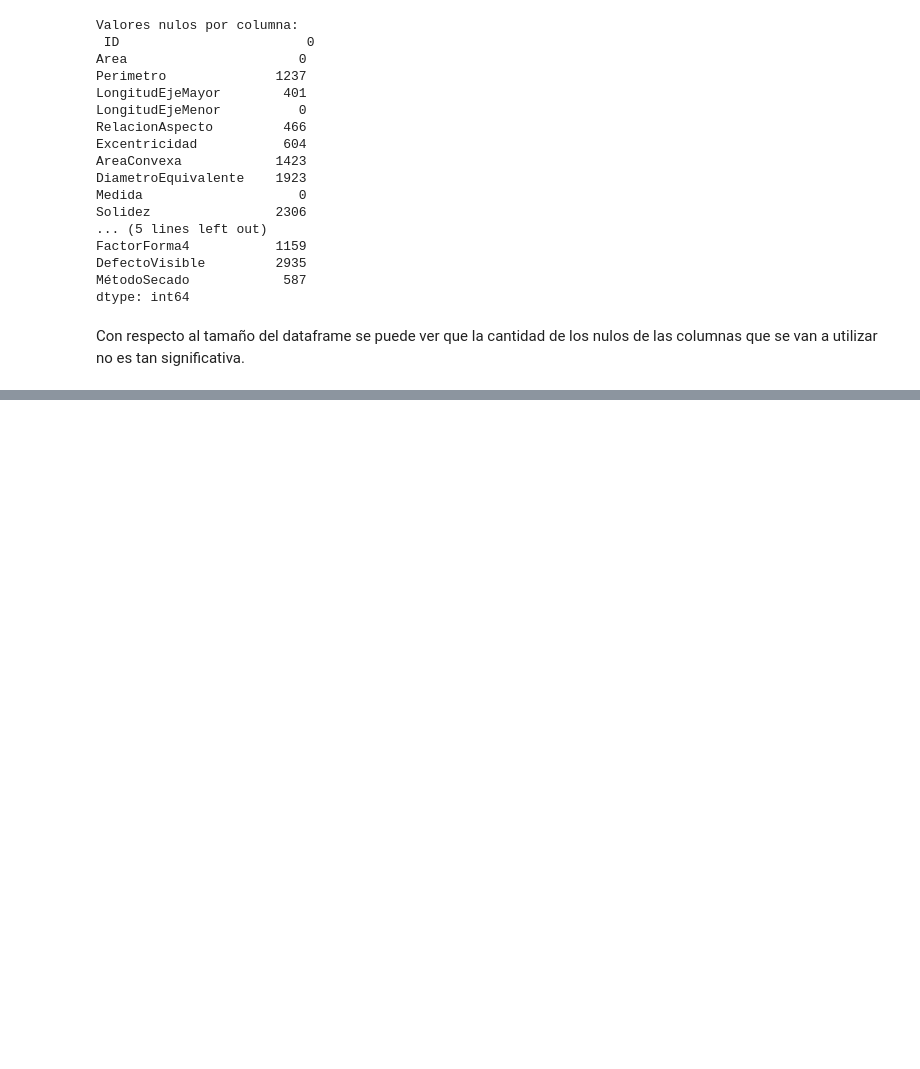
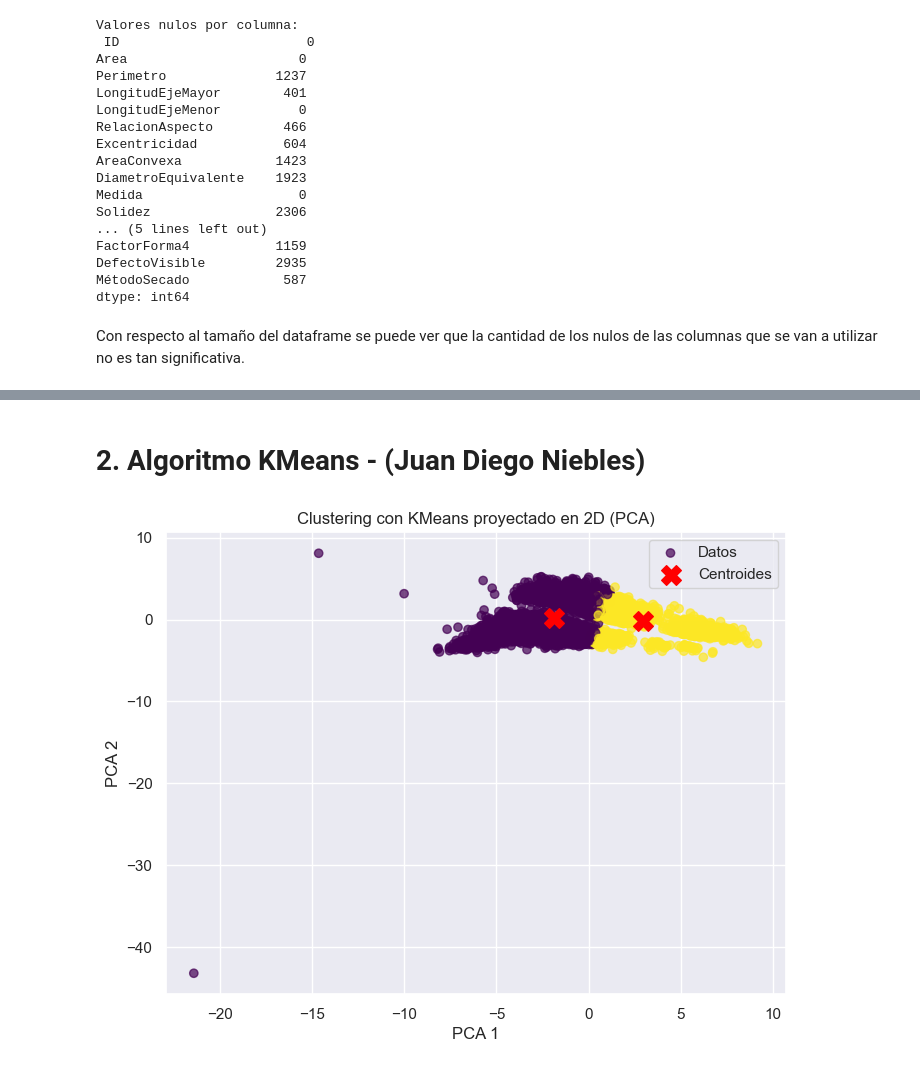
Before and after one commit to juandnn/ProyectoCafecitoMatutino-, a Jupyter notebook: laboratorio2.ipynb, the cells around one changed output, grey strips where cells are left out. Saved outputs shown, nothing was run; the diff lists cells and outputs as text; code cells hidden in the pictures; blank space fills up the shorter version.

Commit message:
datos y kmeans

```diff
--- a/laboratorio2.ipynb
+++ b/laboratorio2.ipynb
@@ -249,0 +308,4 @@ Con respecto al tamaño del dataframe se puede ver que la cantidad de los nulos
+# %%
+print(df.shape)
+df = df.dropna()
+df.shape
@@ -249,0 +385,13 @@ Con respecto al tamaño del dataframe se puede ver que la cantidad de los nulos
+# %%
+
+num_cols = df.select_dtypes(include=[np.number]).columns.tolist()
+
+cont_cols = num_cols
+
+scaler_minmax = MinMaxScaler()
+scaler_std = StandardScaler()
+df_std = df.copy()
+if cont_cols:
+    df_std[cont_cols] = scaler_std.fit_transform(df_std[cont_cols])
+print("\nVariables numéricas estandarizadas (StandardScaler):")
+print(df_std[cont_cols].head())
@@ -249,0 +416,35 @@ Con respecto al tamaño del dataframe se puede ver que la cantidad de los nulos
+# %% [markdown]
+# 2. Algoritmo KMeans - (Juan Diego Niebles)
+# %%
+import matplotlib.pyplot as plt
+from sklearn.cluster import KMeans
+from sklearn.decomposition import PCA
+
+# Tomamos solo columnas numéricas
+num_cols = df_std.select_dtypes(include=[np.number]).columns.tolist()
+df_tracks_prep = df_std[num_cols].copy()
+
+# Aplicamos KMeans
+kmeans = KMeans(n_clusters=2, random_state=0)
+clusters = kmeans.fit_predict(df_tracks_prep)
+
+# Reducimos dimensiones a 2D con PCA
+pca = PCA(n_components=2)
+reduced = pca.fit_transform(df_tracks_prep)
+
+# Graficamos los clusters
+plt.figure(figsize=(8,6))
+plt.scatter(reduced[:,0], reduced[:,1], c=clusters, cmap="viridis", alpha=0.7, label="Datos")
+
+# Graficamos los centroides proyectados en PCA
+centroids = kmeans.cluster_centers_
+centroids_pca = pca.transform(centroids)
+plt.scatter(centroids_pca[:,0], centroids_pca[:,1], c="red", s=200, marker="X", label="Centroides")
+
+plt.xlabel("PCA 1")
+plt.ylabel("PCA 2")
+plt.title("Clustering con KMeans proyectado en 2D (PCA)")
+plt.legend()
+plt.show()
+# %% [output]
+[figure, added]
```
Also changed, not shown: parts of 19 cells of this notebook.
